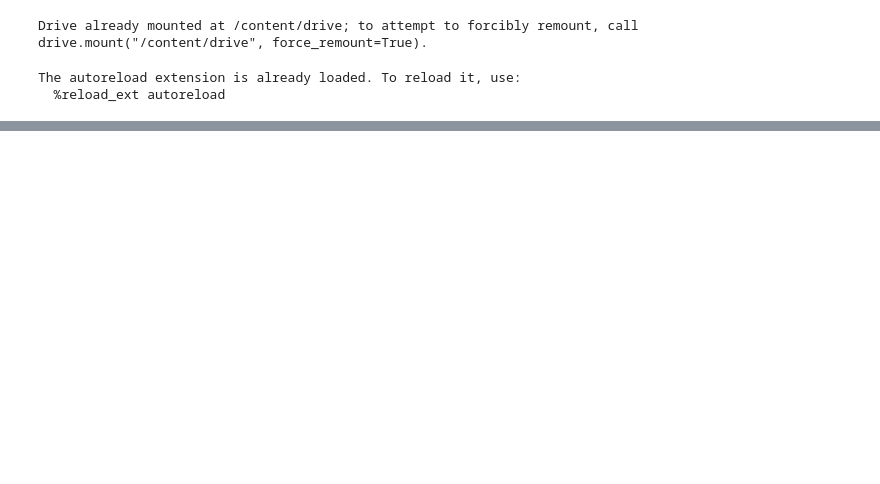
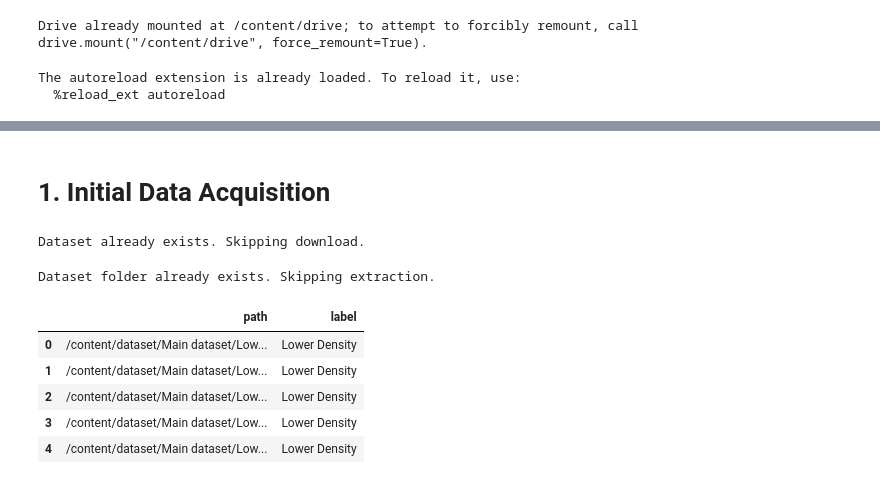
Before and after one commit to Arifuzzaman-Munaf/lung-disease-classification, a Jupyter notebook: main.ipynb, the cells around one changed output, grey strips where cells are left out. Cells and saved outputs as stored; diff of their text form; code cells hidden in the pictures; blank space fills up the shorter version.

```diff
--- a/main.ipynb
+++ b/main.ipynb
@@ -28,5 +45,38 @@ curl -L -o ./lung-x-ray-image-clinical-text-dataset.zip\
+# %% [markdown]
+# 1. Initial Data Acquisition
+# %%
+# Run bash with URL from data_url variable to download dataset
+!if [ ! -f "./lung-x-ray-image-clinical-text-dataset.zip" ]; then \
+    echo "Dataset not found locally. Downloading..."; \
+    curl -L -o ./lung-x-ray-image-clinical-text-dataset.zip "$cfg.data_url"; \
+  else \
+    echo "Dataset already exists. Skipping download."; \
+  fi
+# %% [output]
+Dataset already exists. Skipping download.
 # %%
+# extracting the zip of dataset in a folder for easier access
 %%bash
-rm -rf dataset
-mkdir dataset
-unzip -q -o lung-x-ray-image-clinical-text-dataset.zip -d dataset/
+if [ ! -d "dataset" ] || [ -z "$(ls -A dataset)" ]; then
+    echo "Extracting dataset..."
+    rm -rf dataset
+    mkdir dataset
+    unzip -q -o lung-x-ray-image-clinical-text-dataset.zip -d dataset/
+else
+    echo "Dataset folder already exists. Skipping extraction."
+fi
+# %% [output]
+Dataset folder already exists. Skipping extraction.
+# %%
+import utils
+
+# create a dataframe of image dataset
+df = utils.create_dataframe(cfg.dataset_path)
+df.head()
+# %% [output]
+|  | path | label |
+| 0 | /content/dataset/Main dataset/Low... | Lower Density |
+| 1 | /content/dataset/Main dataset/Low... | Lower Density |
+| 2 | /content/dataset/Main dataset/Low... | Lower Density |
+| 3 | /content/dataset/Main dataset/Low... | Lower Density |
+| 4 | /content/dataset/Main dataset/Low... | Lower Density |
```
Also changed, not shown: parts of 22 cells of this notebook.
